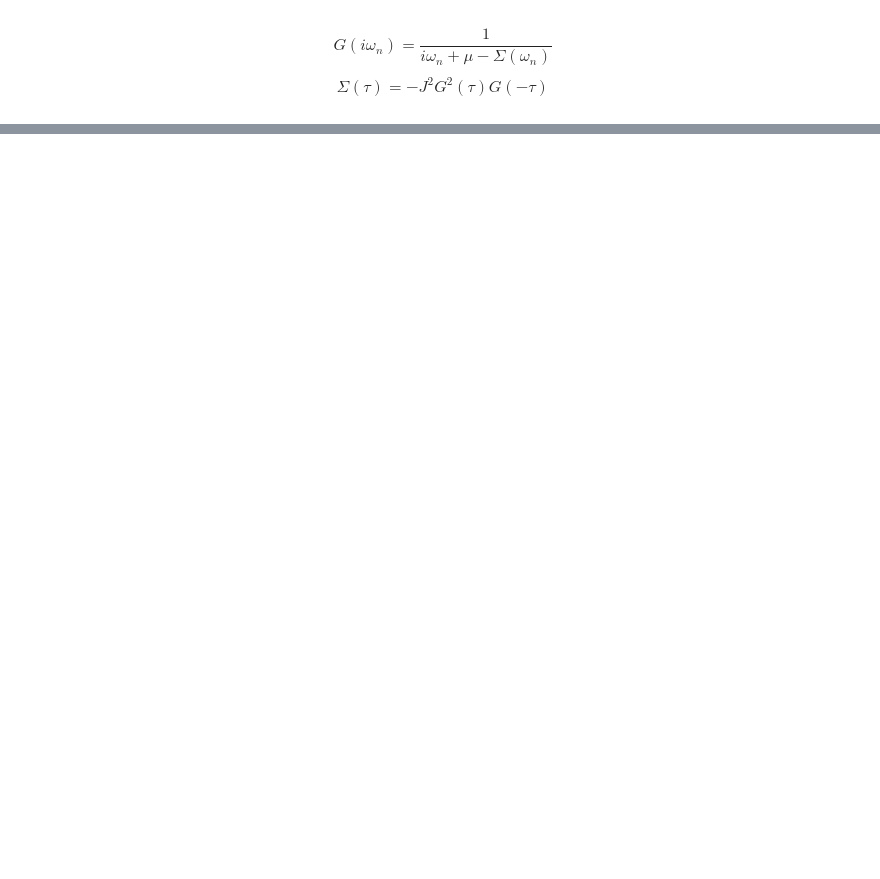
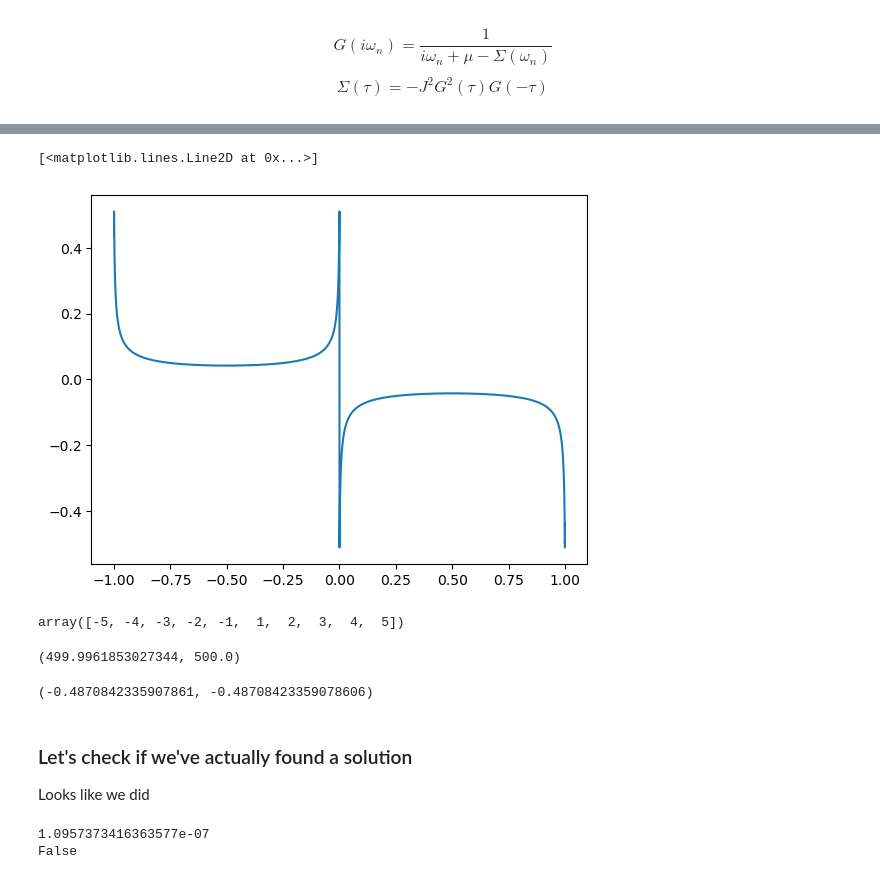
Before and after one commit to aravindhshankar/TwoSidedYSYK, a Jupyter notebook: BenchmarkSachdev2015.ipynb, the cells around one changed output, grey strips where cells are left out. Drawn from its saved outputs; the diff is of its cells as text; code cells hidden in the pictures; blank space fills up the shorter version.

```diff
--- a/BenchmarkSachdev2015.ipynb
+++ b/BenchmarkSachdev2015.ipynb
@@ -56,0 +73,31 @@ plt.legend()
+# %%
+doubledtau = np.array([-1*tau[::-1]] + [tau]).flatten()
+doubledG = np.real(np.array([-1*Gtau] + [Gtau]).flatten())
+plt.plot(doubledtau/beta,doubledG)
+# %% [output]
+[<matplotlib.lines.Line2D at 0x...>]
+[figure, added]
+# %%
+A = np.array([1,2,3,4,5])
+np.array([-1*A[::-1]]+ [A]).flatten()
+# %% [output]
+array([-5, -4, -3, -2, -1,  1,  2,  3,  4,  5])
+# %%
+tau[::-1][0], beta
+# %% [output]
+(499.9961853027344, 500.0)
+# %%
+val = 10
+-tau[::-1][val],beta - tau[val]
+np.real(Gtau[::-1][val]), np.real(Gtau[val])
+# %% [output]
+(-0.4870842335907861, -0.48708423359078606)
+# %% [markdown]
+### Let's check if we've actually found a solution
+Looks like we did
+# %%
+print((1/Nbig) * np.sum(np.abs(Gomega - 1./(1j*omega + mu - Sigmaomega))**2))
+print(np.allclose(Sigmatau , (J**2 * Gtau**2 * Gtau[::-1])))
+# %% [output]
+1.0957373416363577e-07
+False
```
Also changed, not shown: parts of 5 cells of this notebook, 1 other file.
